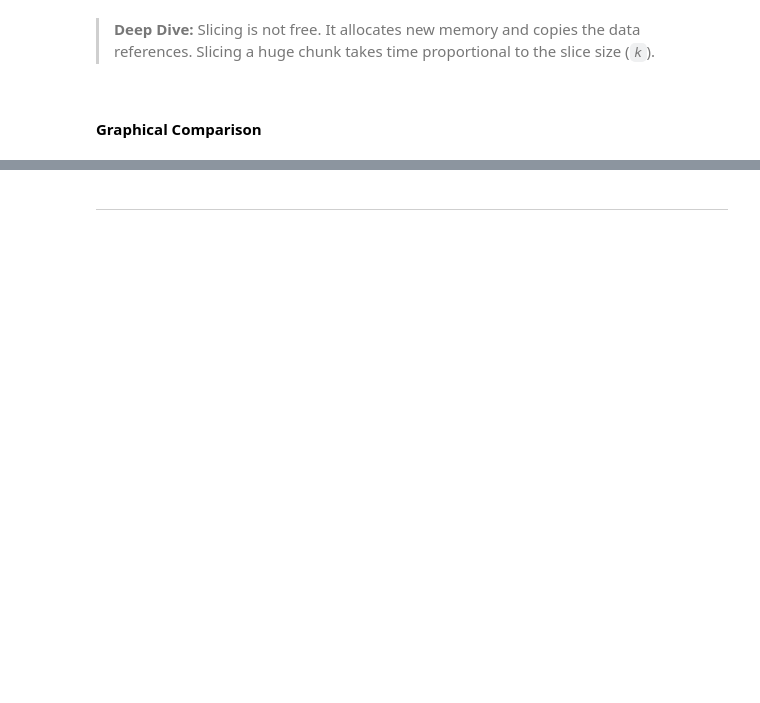
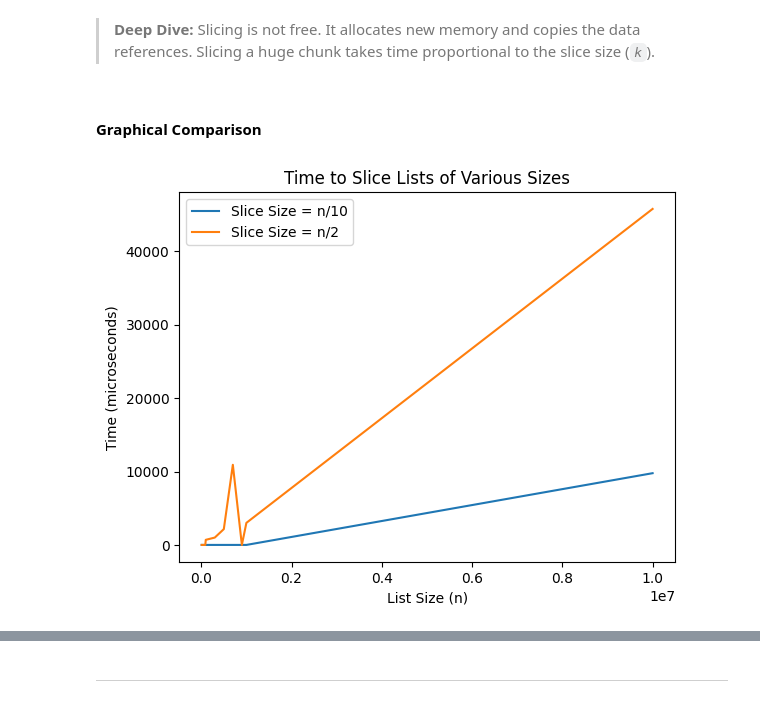
Before and after one commit to fwSara95h/ML-jcc-4m, a Jupyter notebook: daily_progress/month_01/day_08/day08.ipynb, the cells around one changed output, grey strips where cells are left out. Cells and saved outputs as stored; diff of their text form; code cells hidden in the pictures; blank space fills up the shorter version.

Commit message:
Add graphs , brief readme

```diff
--- a/daily_progress/month_01/day_08/day08.ipynb
+++ b/daily_progress/month_01/day_08/day08.ipynb
@@ -544,3 +538,20 @@ For a list with  1,000,000 elements --> Slicing    100,000 took      5,804,538.7
 > **Deep Dive:** Slicing is not free. It allocates new memory and copies the data references. Slicing a huge chunk takes time proportional to the slice size (*`k`*).
 # %% [markdown]
 #### Graphical Comparison
+# %%
+time_results_s2 = [check_time_slices(n, n//2, True) for n in sizes_to_test]
+time_results_s1 = [check_time_slices(n, n//10, True) for n in sizes_to_test]
+# %%
+x_vals = np.array(sizes_to_test)
+y_vals_1 = np.array(time_results_s1)*1_000_000  # Convert to microseconds
+y_vals_2 = np.array(time_results_s2)*1_000_000  # Convert to microseconds
+# %%
+plt.plot(x_vals, y_vals_1, label='Slice Size = n/10')
+plt.plot(x_vals, y_vals_2, label='Slice Size = n/2')
+plt.xlabel('List Size (n)')
+plt.ylabel('Time (microseconds)')
+plt.title('Time to Slice Lists of Various Sizes')
+plt.legend()
+plt.show()
+# %% [output]
+[figure, added]
```
Also changed, not shown: parts of 2 cells of this notebook, 1 other file.
